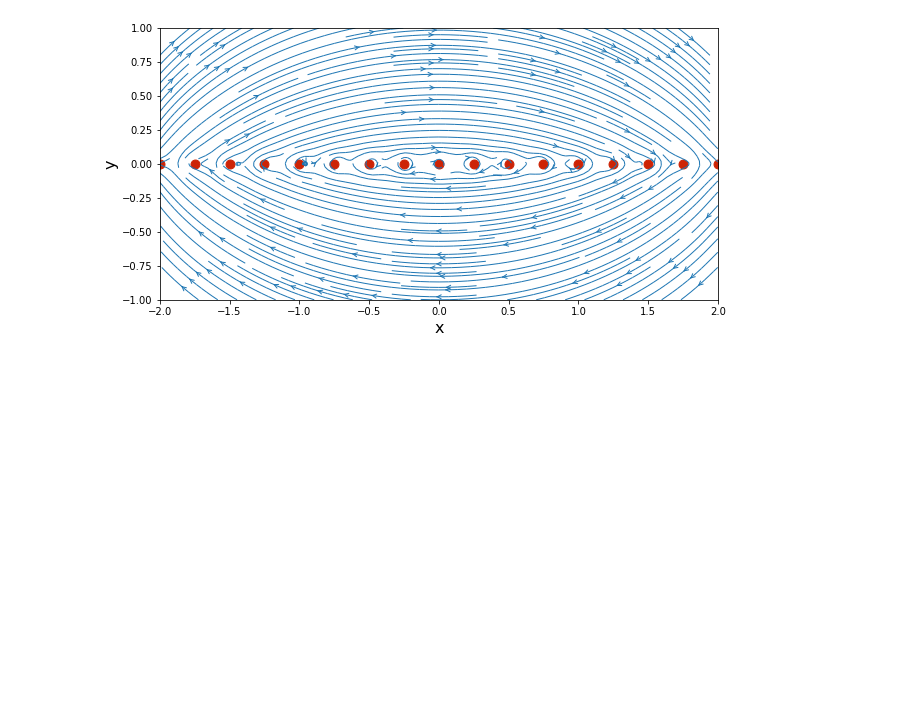
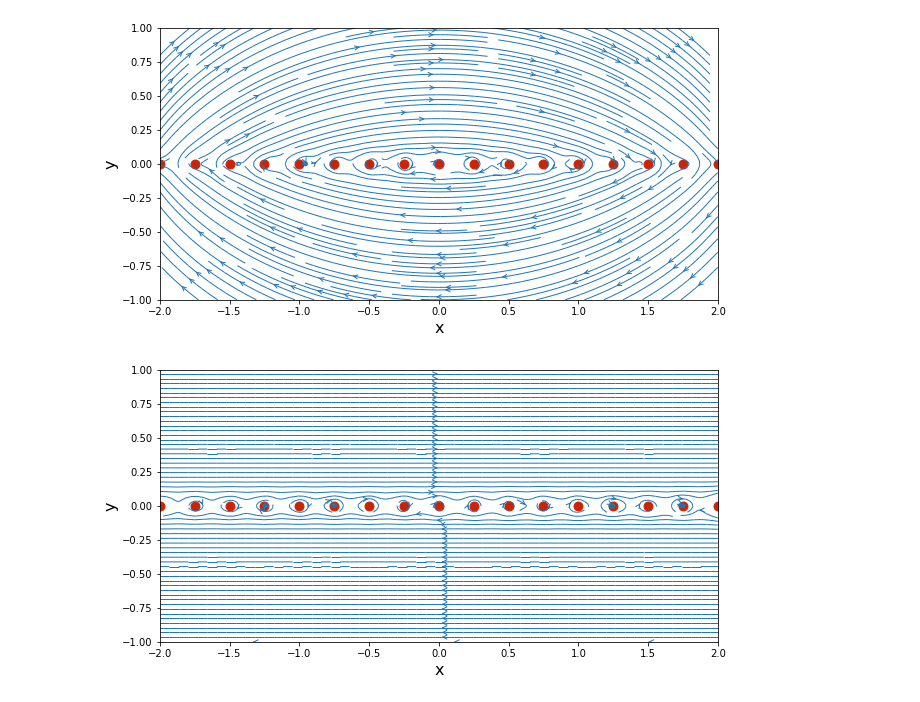
Before and after one commit to djpalumbo18/mae6226, a Jupyter notebook: class_vortex_exercise.ipynb, the cells around one changed output. Drawn from its saved outputs; the diff is of its cells as text; code cells hidden in the pictures; blank space fills up the shorter version.

Commit message:
add sinusoid-based graph

```diff
--- a/class_vortex_exercise.ipynb
+++ b/class_vortex_exercise.ipynb
@@ -186,3 +186,22 @@ plt.streamplot(X, Y, U_vor_inf, V_vor_inf, density=2, linewidth=1, arrowsize=1,
 plt.scatter(x_vortex_inf, y_vortex_inf, color='#CD2305', s=80, marker='o');
 # %% [output]
 [figure]
+# %%
+gam_sin = 1.0
+a = 0.25
+u_sin= (gam_sin*np.sinh(2*math.pi*Y/a))/(2*a*(np.cosh(2*math.pi*Y/a)-np.cos(2*math.pi*X/2)))
+
+
+v_sin= -(gam_sin*np.sin(2*math.pi*X/a))/(2*a*(np.cosh(2*math.pi*Y/a)-np.cos(2*math.pi*X/2)))
+# %%
+width = 10
+height = (y_end - y_start) / (x_end - x_start) * width
+plt.figure(figsize=(width, height))
+plt.xlabel('x', fontsize=16)
+plt.ylabel('y', fontsize=16)
+plt.xlim(x_start, x_end)
+plt.ylim(y_start, y_end)
+plt.streamplot(X, Y, u_sin, v_sin, density=2, linewidth=1, arrowsize=1, arrowstyle='->')
+plt.scatter(x_vortex_inf, y_vortex_inf, color='#CD2305', s=80, marker='o');
+# %% [output]
+[figure, added]
```
